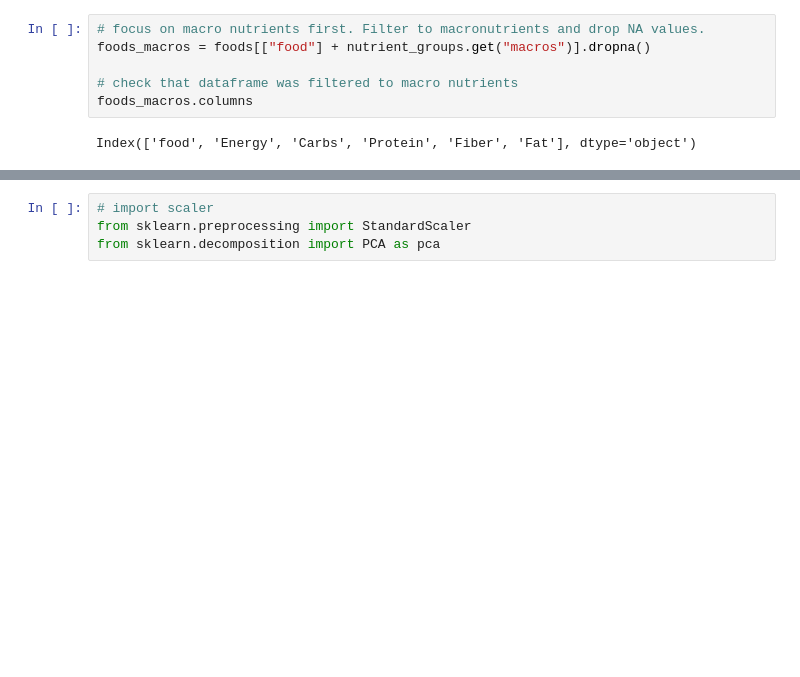
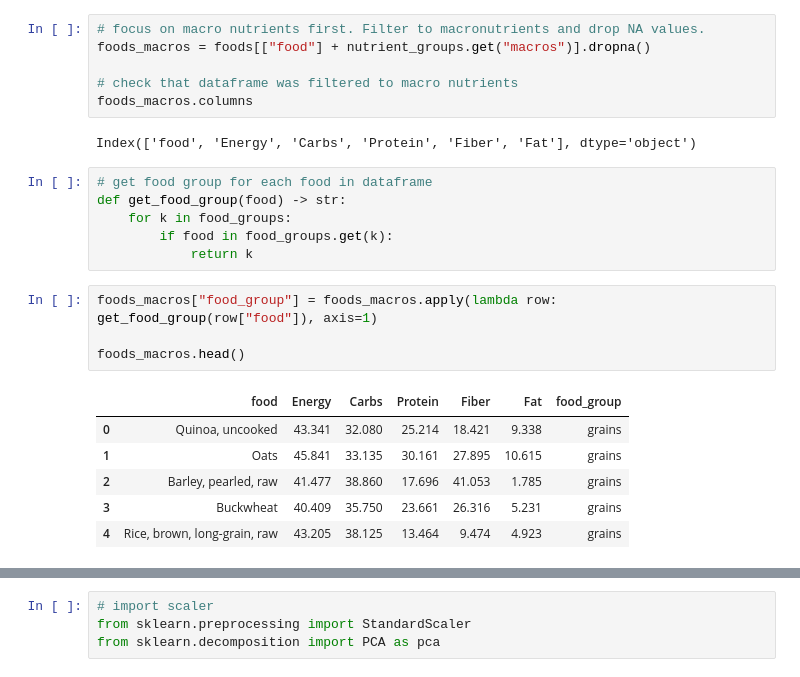
Before and after one commit to joelostblom/nutrimap, a Jupyter notebook: altair-panel-version/altair-heatmap.ipynb, the cells around one changed output, grey strips where cells are left out. Cells and saved outputs as stored; diff of their text form; blank space fills up the shorter version.

```diff
--- a/altair-panel-version/altair-heatmap.ipynb
+++ b/altair-panel-version/altair-heatmap.ipynb
@@ -199,4 +199,21 @@ foods_macros = foods[["food"] + nutrient_groups.get("macros")].dropna()
 foods_macros.columns
 # %% [output]
 Index(['food', 'Energy', 'Carbs', 'Protein', 'Fiber', 'Fat'], dtype='object')
+# %%
+# get food group for each food in dataframe
+def get_food_group(food) -> str:
+    for k in food_groups:
+        if food in food_groups.get(k):
+            return k
+# %%
+foods_macros["food_group"] = foods_macros.apply(lambda row: get_food_group(row["food"]), axis=1)
+
+foods_macros.head()
+# %% [output]
+|  | food | Energy | Carbs | Protein | Fiber | Fat | food_group |
+| 0 | Quinoa, uncooked | 43.341 | 32.080 | 25.214 | 18.421 | 9.338 | grains |
+| 1 | Oats | 45.841 | 33.135 | 30.161 | 27.895 | 10.615 | grains |
+| 2 | Barley, pearled, raw | 41.477 | 38.860 | 17.696 | 41.053 | 1.785 | grains |
+| 3 | Buckwheat | 40.409 | 35.750 | 23.661 | 26.316 | 5.231 | grains |
+| 4 | Rice, brown, long-grain, raw | 43.205 | 38.125 | 13.464 | 9.474 | 4.923 | grains |
 # %%
```
Also changed, not shown: parts of 4 cells of this notebook.
